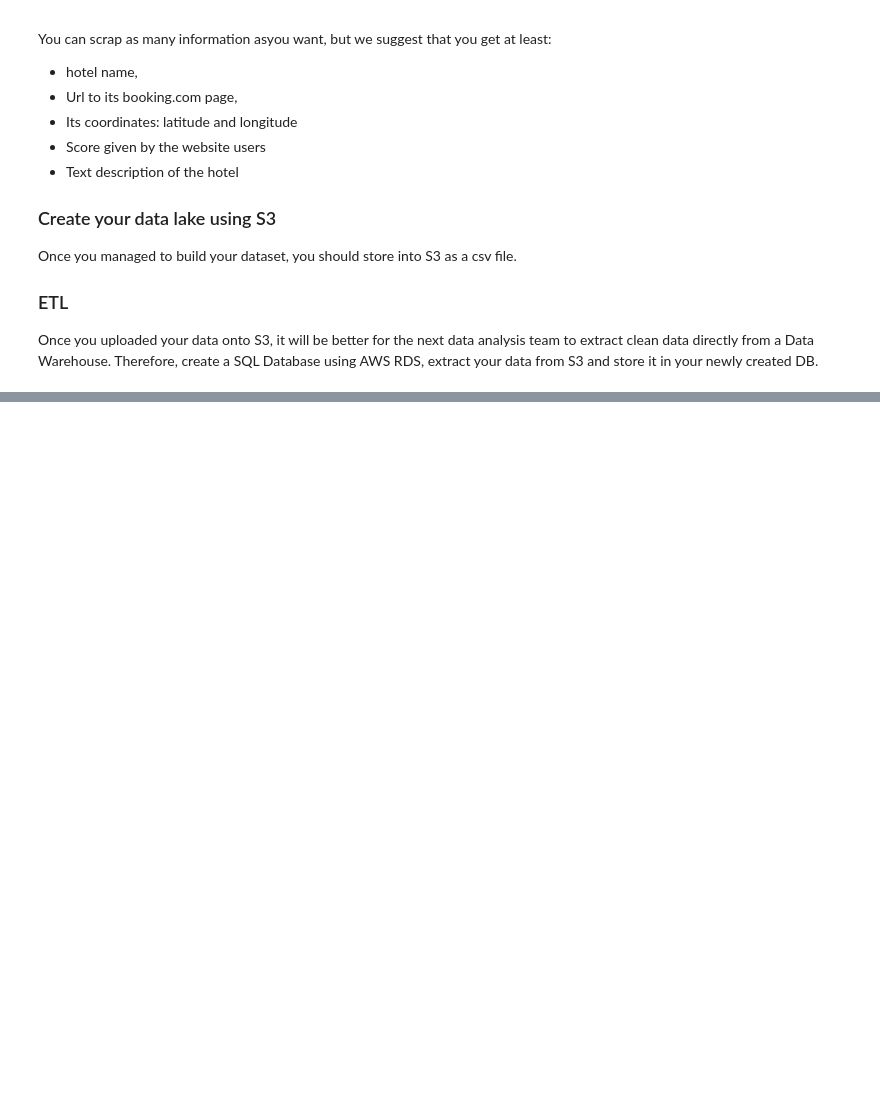
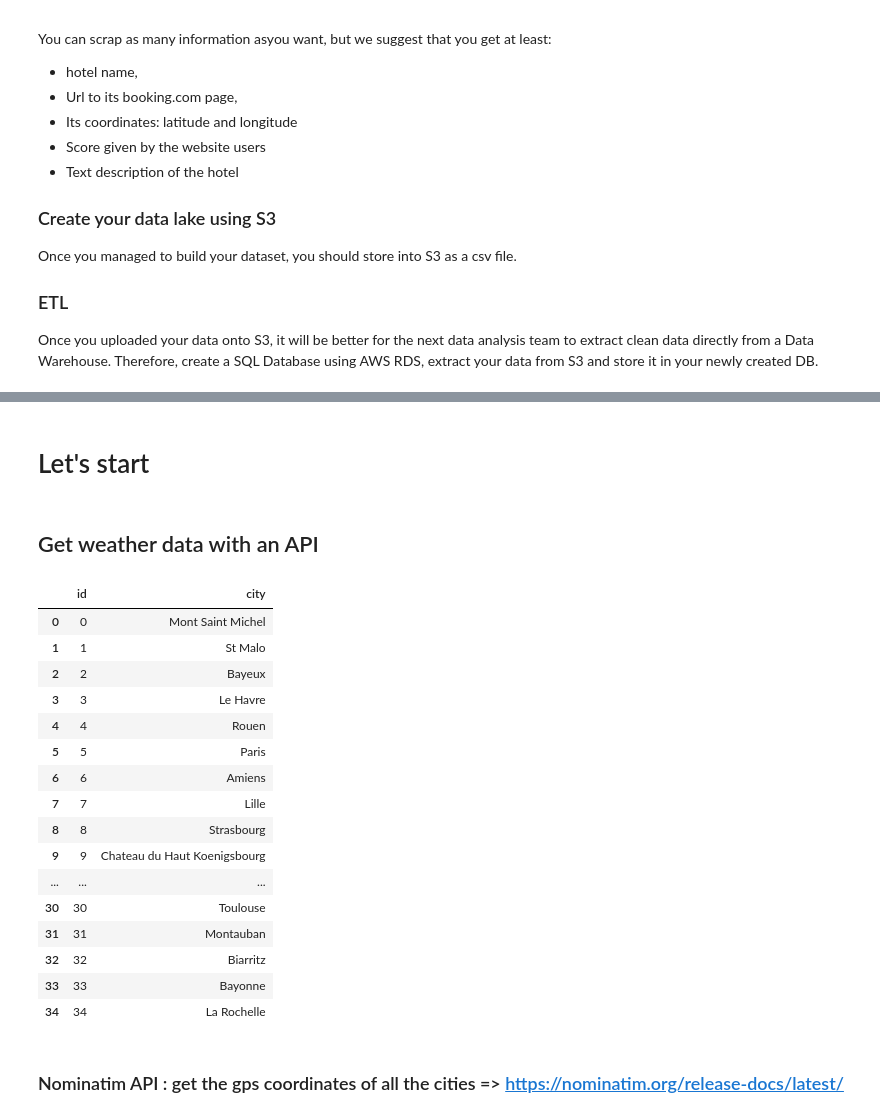
Before and after one commit to alexlasnier/Bloc01-Construction-et-alimentation-dune-infrastructure-de-gestion-de-donnees, a Jupyter notebook: Plan_your_trip_with_Kayak.ipynb, the cells around one changed output, grey strips where cells are left out. Saved outputs shown, nothing was run; the diff lists cells and outputs as text; code cells hidden in the pictures; blank space fills up the shorter version.

```diff
--- a/Plan_your_trip_with_Kayak.ipynb
+++ b/Plan_your_trip_with_Kayak.ipynb
@@ -135,3 +136,7 @@ To complete this project, your team should deliver:
 * Two maps where you should have a Top-5 destinations and a Top-20 hotels in the area. You can use plotly or any other library to do so. It should look something like this:
 
 ![Map](https://full-stack-assets.s3.eu-west-3.amazonaws.com/images/Kayak_best_destination_project.png)
+# %% [markdown]
+# Let's start
+# %% [markdown]
+## Get weather data with an API
@@ -137,0 +183,28 @@ To complete this project, your team should deliver:
+# %%
+import pandas as pd
+
+# Creating a dataframe from the list of cities
+df_cities = pd.DataFrame(data=cities, columns=["city"])
+df_cities = df_cities.reset_index()
+df_cities = df_cities.rename(columns={"index": "id"})
+df_cities
+# %% [output]
+|  | id | city |
+| 0 | 0 | Mont Saint Michel |
+| 1 | 1 | St Malo |
+| 2 | 2 | Bayeux |
+| 3 | 3 | Le Havre |
+| 4 | 4 | Rouen |
+| 5 | 5 | Paris |
+| 6 | 6 | Amiens |
+| 7 | 7 | Lille |
+| 8 | 8 | Strasbourg |
+| 9 | 9 | Chateau du Haut Koenigsbourg |
+| ... | ... | ... |
+| 30 | 30 | Toulouse |
+| 31 | 31 | Montauban |
+| 32 | 32 | Biarritz |
+| 33 | 33 | Bayonne |
+| 34 | 34 | La Rochelle |
+# %% [markdown]
+### Nominatim API : get the gps coordinates of all the cities => https://nominatim.org/release-docs/latest/
```
Also changed, not shown: parts of 25 cells of this notebook, 30 other files.
